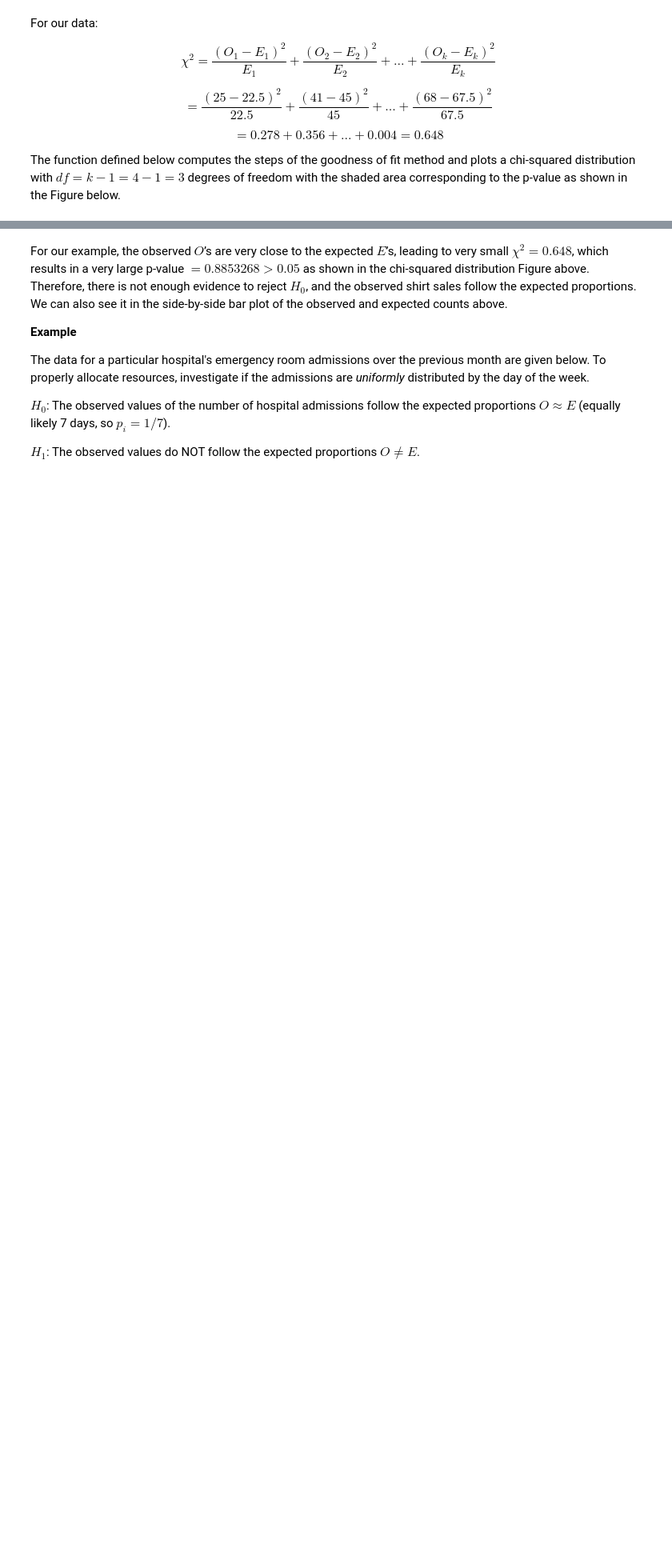
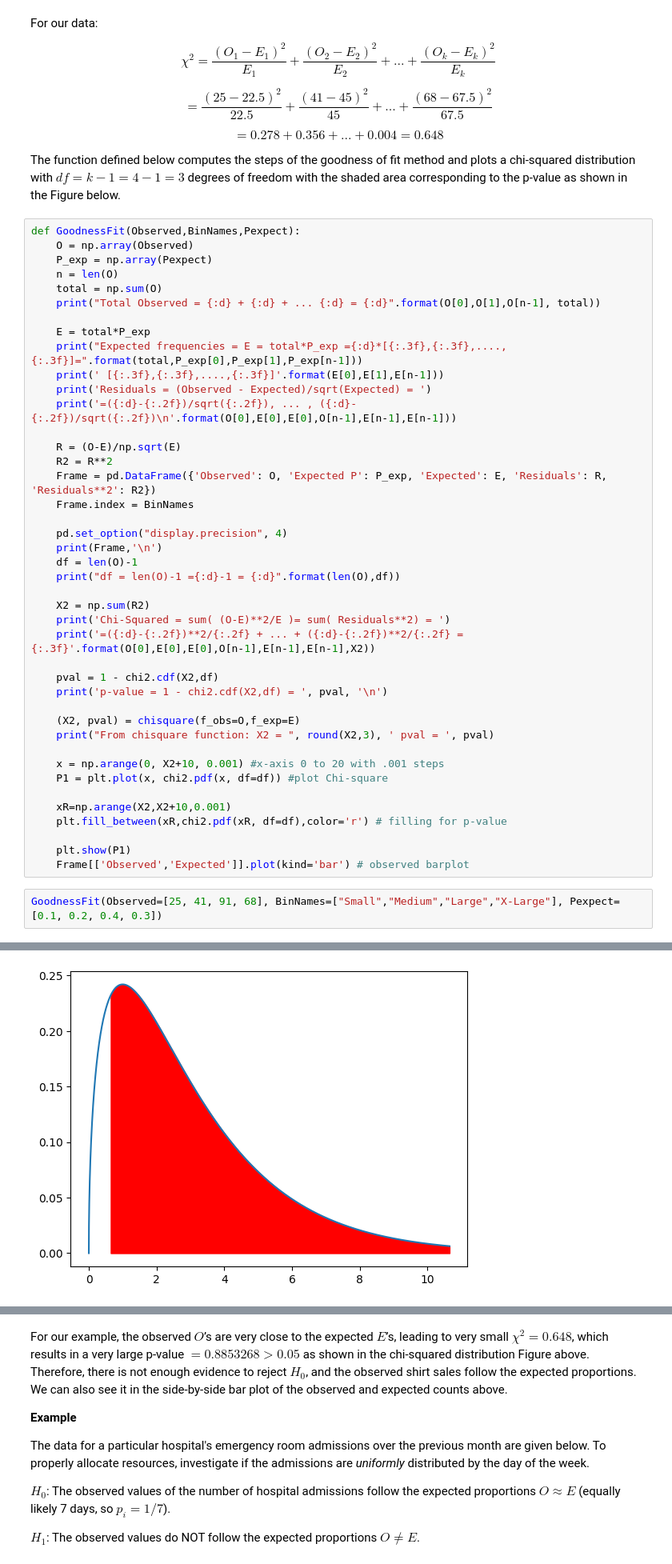
Before and after one commit to rezahabibi96/GitBook, a Jupyter notebook: books/applied-statistics-with-python/ch-6.ipynb, the cells around one changed output, grey strips where cells are left out. Shown at 80% size. Drawn from its saved outputs; the diff is of its cells as text; blank space fills up the shorter version.

```diff
--- a/books/applied-statistics-with-python/ch-6.ipynb
+++ b/books/applied-statistics-with-python/ch-6.ipynb
@@ -73,3 +97,48 @@ $$ = \dfrac{(25 - 22.5)^2}{22.5} + \dfrac{(41 - 45)^2}{45} + ... + \dfrac{(68 -
 $$ = 0.278 + 0.356 + ... + 0.004 = 0.648 $$
 
 The function defined below computes the steps of the goodness of fit method and plots a chi-squared distribution with $df = k - 1 = 4 - 1 = 3$ degrees of freedom with the shaded area corresponding to the p-value as shown in the Figure below.
+# %%
+def GoodnessFit(Observed,BinNames,Pexpect):
+    O = np.array(Observed)
+    P_exp = np.array(Pexpect)
+    n = len(O)
+    total = np.sum(O)
+    print("Total Observed = {:d} + {:d} + ... {:d} = {:d}".format(O[0],O[1],O[n-1], total))
+
+    E = total*P_exp
+    print("Expected frequencies = E = total*P_exp ={:d}*[{:.3f},{:.3f},....,{:.3f}]=".format(total,P_exp[0],P_exp[1],P_exp[n-1]))
+    print(' [{:.3f},{:.3f},....,{:.3f}]'.format(E[0],E[1],E[n-1]))
+    print('Residuals = (Observed - Expected)/sqrt(Expected) = ')
+    print('=({:d}-{:.2f})/sqrt({:.2f}), ... , ({:d}-{:.2f})/sqrt({:.2f})\n'.format(O[0],E[0],E[0],O[n-1],E[n-1],E[n-1]))
+
+    R = (O-E)/np.sqrt(E)
+    R2 = R**2
+    Frame = pd.DataFrame({'Observed': O, 'Expected P': P_exp, 'Expected': E, 'Residuals': R, 'Residuals**2': R2})
+    Frame.index = BinNames
+
+    pd.set_option("display.precision", 4)
+    print(Frame,'\n')
+    df = len(O)-1
+    print("df = len(O)-1 ={:d}-1 = {:d}".format(len(O),df))
+
+    X2 = np.sum(R2)
+    print('Chi-Squared = sum( (O-E)**2/E )= sum( Residuals**2) = ')
+    print('=({:d}-{:.2f})**2/{:.2f} + ... + ({:d}-{:.2f})**2/{:.2f} = {:.3f}'.format(O[0],E[0],E[0],O[n-1],E[n-1],E[n-1],X2))
+
+    pval = 1 - chi2.cdf(X2,df)
+    print('p-value = 1 - chi2.cdf(X2,df) = ', pval, '\n')
+
+    (X2, pval) = chisquare(f_obs=O,f_exp=E)
+    print("From chisquare function: X2 = ", round(X2,3), ' pval = ', pval)
+
+    x = np.arange(0, X2+10, 0.001) #x-axis 0 to 20 with .001 steps
+    P1 = plt.plot(x, chi2.pdf(x, df=df)) #plot Chi-square
+
+    xR=np.arange(X2,X2+10,0.001)
+    plt.fill_between(xR,chi2.pdf(xR, df=df),color='r') # filling for p-value
+
+    plt.show(P1)
+    Frame[['Observed','Expected']].plot(kind='bar') # observed barplot
+# %%
+GoodnessFit(Observed=[25, 41, 91, 68], BinNames=["Small","Medium","Large","X-Large"], Pexpect=[0.1, 0.2, 0.4, 0.3])
+# %% [output]
@@ -75,0 +163 @@ The function defined below computes the steps of the goodness of fit method and
+[figure, added]
```
Also changed, not shown: parts of 18 cells of this notebook.
